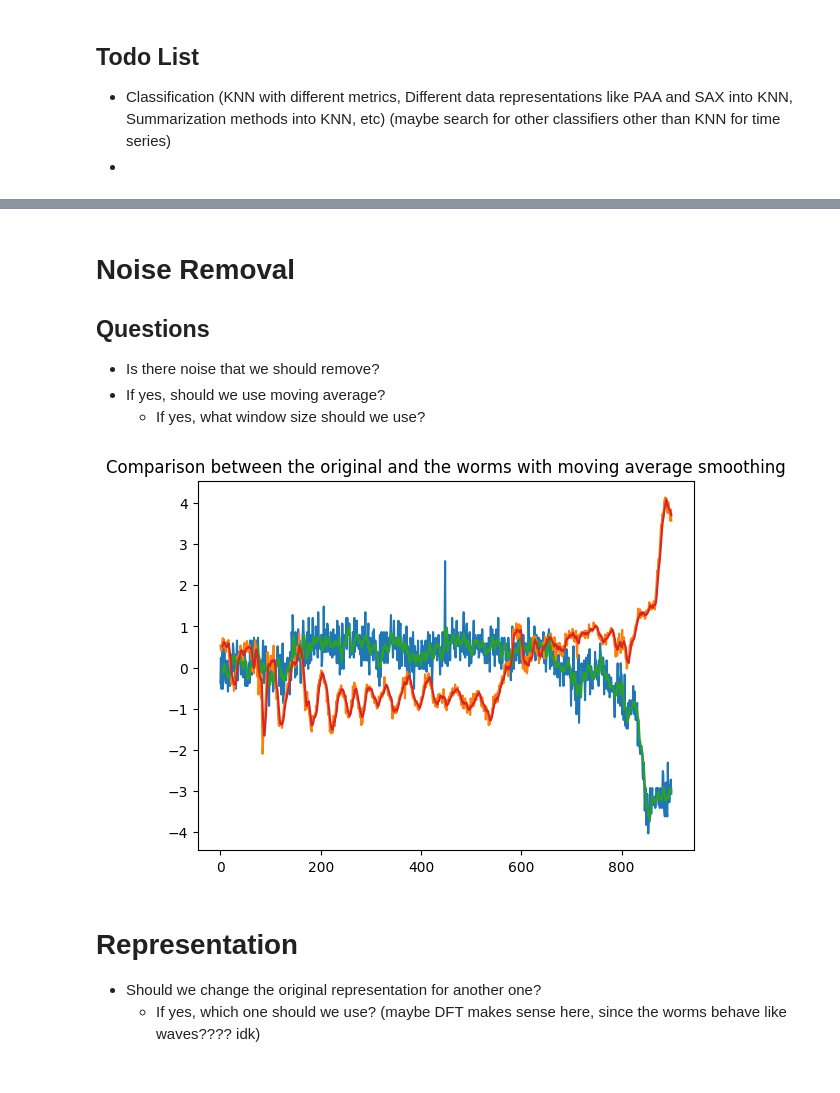
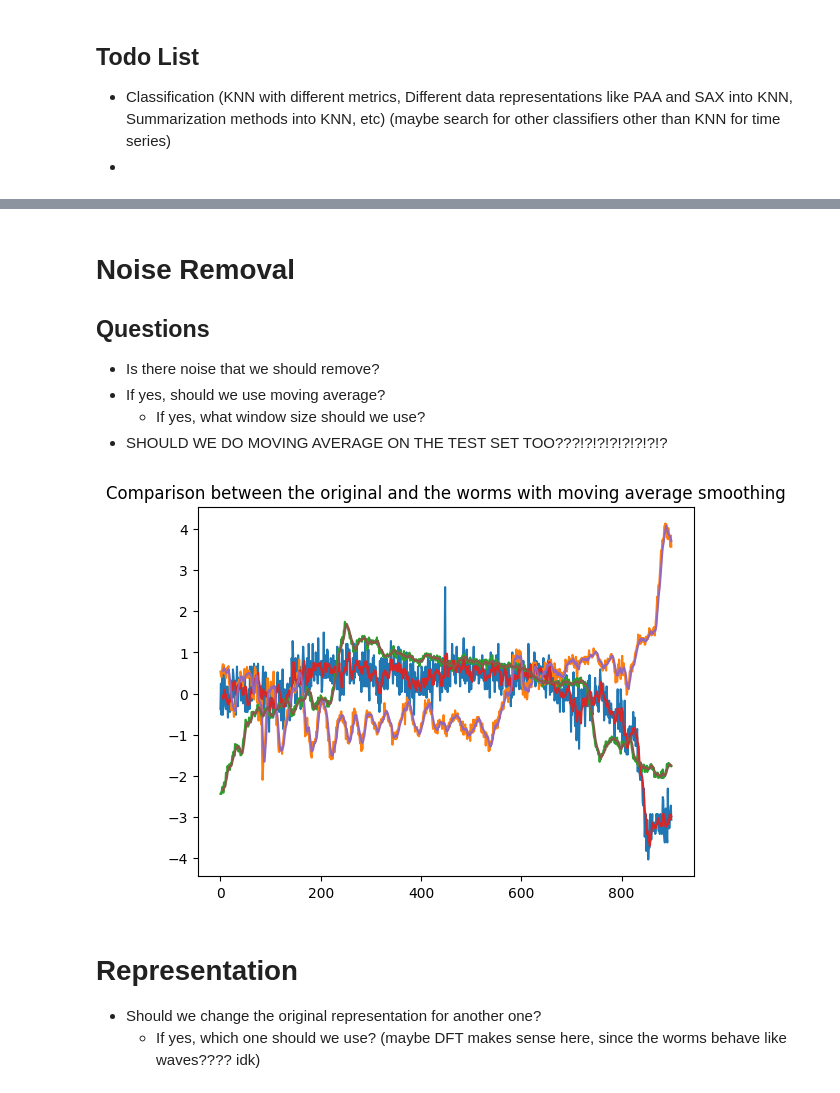
Before and after one commit to eduardotanqueiro/Project2-AAA, a Jupyter notebook: src/AAA2324_P2_62515_62928.ipynb, the cells around one changed output, grey strips where cells are left out. Saved outputs shown, nothing was run; the diff lists cells and outputs as text; code cells hidden in the pictures.

```diff
--- a/src/AAA2324_P2_62515_62928.ipynb
+++ b/src/AAA2324_P2_62515_62928.ipynb
@@ -40,7 +41,7 @@ print( df_test.shape)
 n = 3
 
 for i in range(n):
-    plt.plot( range(0,901),df_train.iloc[i,:])
+    plt.plot( range(0,900),df_train.iloc[i,:])
 plt.title("Original"	)
 plt.show()
 
@@ -48,9 +49,8 @@ from tslearn.preprocessing import TimeSeriesScalerMeanVariance
 
 X_train_normalized = TimeSeriesScalerMeanVariance().fit_transform(df_train.iloc[:n,:]).reshape(n,-1)
 
-print(X_train_normalized.shape)
 for i in range(n):
-    plt.plot( range(0,901),X_train_normalized[i,:])
+    plt.plot( range(0,900),X_train_normalized[i,:])
 plt.title("Normalized")
 plt.show()
 # %% [output]
@@ -66,22 +65,25 @@ NaN Count: 0
 - Is there noise that we should remove?
 - If yes, should we use moving average?
     - If yes, what window size should we use?
+- SHOULD WE DO MOVING AVERAGE ON THE TEST SET TOO???!?!?!?!?!?!?!?
 # %%
-n = 2
+n = 900
+n_plot = 3
 window_size = 5
 
 plt.title("Comparison between the original and the worms with moving average smoothing")
-for i in range(n):
+for i in range(n_plot):
     plt.plot( range(0,900),df_train.iloc[i,:])
 
 # Moving-Average Smoothing
-mov_avg = [df_train.iloc[i,1:].rolling(window_size).mean() for i in range( df_train.iloc[:n,:].shape[0] )]
+df_train_mov_avg = np.array([df_train.iloc[i,:].rolling(window_size).mean() for i in range( df_train.iloc[:n,:].shape[0] )])[:,window_size:]
+df_test_mov_avg = np.array([df_test.iloc[i,:].rolling(window_size).mean() for i in range( df_test.iloc[:n,:].shape[0] )])[:,window_size:]
 
-for i in range(n):
-    plt.plot( range(0,900),mov_avg[i] )
+for i in range(n_plot):
+    plt.plot( range(window_size,900),df_train_mov_avg[i] )
 plt.show()
 # %% [output]
-[figure, old version]
+[figure, new version]
 # %% [markdown]
 # Representation
 - Should we change the original representation for another one?
```
Also changed, not shown: parts of 21 cells of this notebook.
